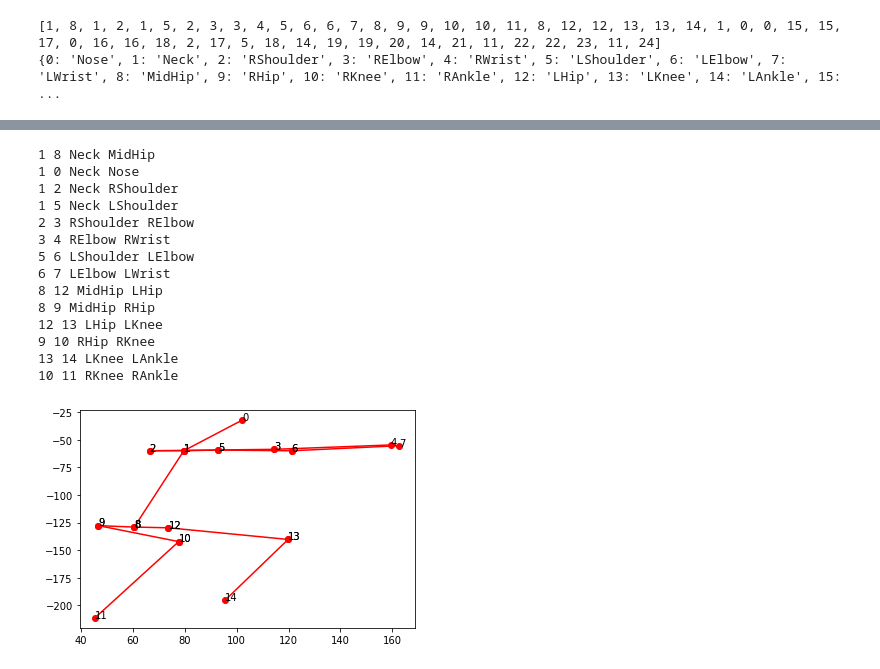
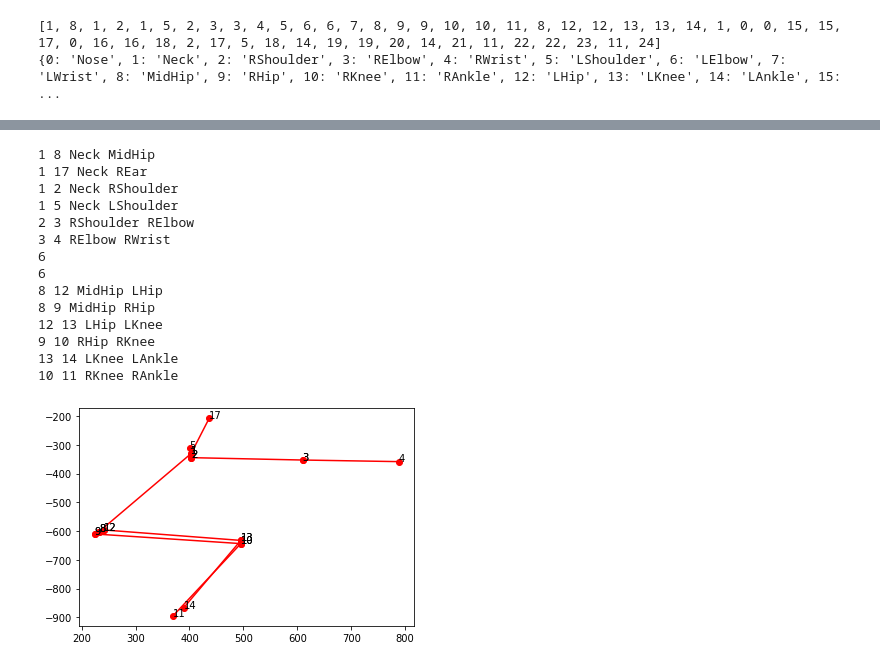
Before and after one commit to domfraise/ML, a Jupyter notebook: opencv/pose-detection-notebook.ipynb, the cells around one changed output, grey strips where cells are left out. Saved outputs shown, nothing was run; the diff lists cells and outputs as text; code cells hidden in the pictures.

```diff
--- a/opencv/pose-detection-notebook.ipynb
+++ b/opencv/pose-detection-notebook.ipynb
@@ -56,7 +56,7 @@ poseModel = op.PoseModel.BODY_25
 pairs = op.getPosePartPairs(poseModel)
 limbs = {
     'back': [1,8],
-    'head': [1,0],
+    'head': [1,17],
     'rshoulder': [1,2],
     'lshoulder': [1,5],
     'rupperarm': [2,3],
@@ -83,16 +83,20 @@ import matplotlib.pyplot as plt
 df = pd.DataFrame(datum.poseKeypoints[0], columns=['x', 'y', 'score'])
 df = df[df['score'] > 0]
 df['yinv'] = -df['y']
+print(df)
 
 def plot_points(first_point,second_point):
-    x = df.loc[first_point]['x']
-    x2 = df.loc[second_point]['x']
-    y = df.loc[first_point]['yinv']
-    y2 = df.loc[second_point]['yinv']
+    x, y = coordinates_for_point(first_point)
+    x2, y2 = coordinates_for_point(second_point)
     plt.plot([x, x2], [y, y2], 'ro-')
     plt.annotate(first_point, xy=(x,y))
     plt.annotate(second_point, xy=(x2,y2))
     print(first_point, second_point, mapping[first_point], mapping[second_point])
+
+def coordinates_for_point(first_point):
+    x = df.loc[first_point]['x']
+    y = df.loc[first_point]['yinv']
+    return x, y
 
 for i in range(0, len(pairs), 2):
     first_point = pairs[i]
@@ -125,19 +129,22 @@ for i in range(0, len(pairs), 2):
 # %%
 for (limb, joints) in limbs.items():
-    plot_points(joints[0], joints[1])
+    try:
+        plot_points(joints[0], joints[1])
+    except Exception as e:
+        print(e)
 # %% [output]
 1 8 Neck MidHip
-1 0 Neck Nose
+1 17 Neck REar
 1 2 Neck RShoulder
 1 5 Neck LShoulder
 2 3 RShoulder RElbow
 3 4 RElbow RWrist
-5 6 LShoulder LElbow
-6 7 LElbow LWrist
+6
+6
 8 12 MidHip LHip
 8 9 MidHip RHip
 12 13 LHip LKnee
 9 10 RHip RKnee
 13 14 LKnee LAnkle
 10 11 RKnee RAnkle
-[figure, old version]
+[figure, new version]
```
Also changed, not shown: parts of 4 cells of this notebook, 1 other file.
